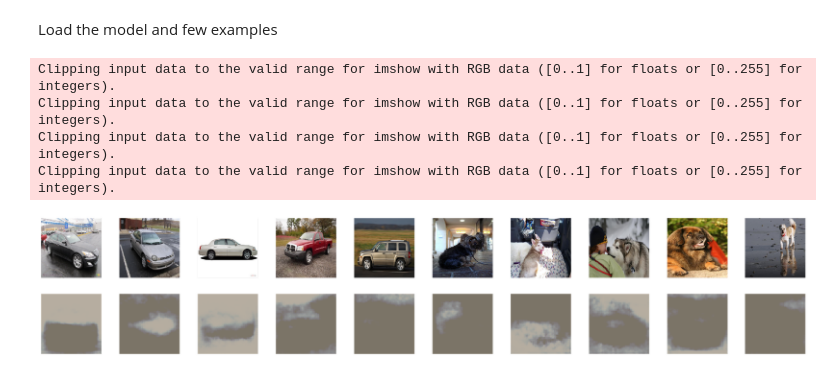
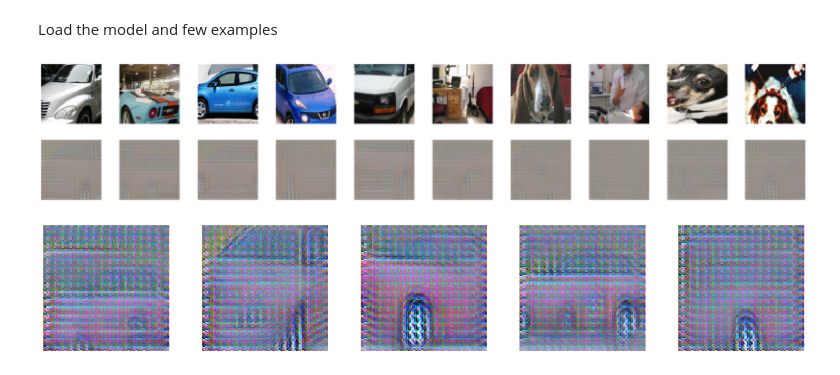
Before and after one commit to stecaron/deep-stat-thesis, a Jupyter notebook: notebooks/reconstruction_examples.ipynb, the cells around one changed output. Cells and saved outputs as stored; diff of their text form; code cells hidden in the pictures.

```diff
--- a/notebooks/reconstruction_examples.ipynb
+++ b/notebooks/reconstruction_examples.ipynb
@@ -14,16 +15,20 @@ from src.cars.data import DataGenerator
 from src.utils.denormalize import denormalize
 # %%
 # Set some hyperparameters
-LATENT_DIM = 100
-MODEL_NAME = "../vae_model_cars_best_so_far.h5"
+LATENT_DIM = 50
+MODEL_NAME = "../vae_model_cars.h5"
+#MODEL_NAME = "../models/overfit_vae.h5"
 NB_EXAMPLES = 10
 NOISE_PRC = 0.5
 
-PATH_DATA_CARS = "/Users/stephanecaron/Downloads/stanford_cars"
-PATH_DATA_DOGS = "/Users/stephanecaron/Downloads/stanford_dogs"
+PATH_DATA_CARS = "/misc/DLshare/home/stepcaro/data/stanford_cars"
+PATH_DATA_DOGS = "/misc/DLshare/home/stepcaro/data/stanford_dogs2"
 
 MEAN = [0.485, 0.456, 0.406]
 STD = [0.229, 0.224, 0.225]
+
+#device = torch.device("cuda:1" if torch.cuda.is_available() else "cpu")
+device = "cpu"
 # %% [markdown]
 Load the model and few examples
 # %%
@@ -53,24 +77,40 @@ for i, (x, y) in enumerate(train_loader):
 # %%
 plt.rcParams['figure.figsize'] = [25, 5]
 
 fig, axs = plt.subplots(2, 10)
 fig.tight_layout()
 axs = axs.ravel()
 
 for i in range(20):
     if i < 10:
-        image = data[i][0].transpose_(0,2)
-        image = denormalize(image, MEAN, STD, gpu=False).numpy().astype(float)
+        image = train_data[i][0].transpose_(0,2)
+        image = denormalize(image, MEAN, STD, device).numpy().astype(float)
         axs[i].imshow(image)
         axs[i].axis('off')
     else:
         image = generated_x[i-10].transpose_(0,2)
-        image = denormalize(image, MEAN, STD, gpu=False).detach().numpy()
+        image = denormalize(image, MEAN, STD, device).detach().cpu().numpy()
         axs[i].imshow(image)
         axs[i].axis('off')
 # %% [output]
-Clipping input data to the valid range for imshow with RGB data ([0..1] for floats or [0..255] for integers).
-Clipping input data to the valid range for imshow with RGB data ([0..1] for floats or [0..255] for integers).
-Clipping input data to the valid range for imshow with RGB data ([0..1] for floats or [0..255] for integers).
-Clipping input data to the valid range for imshow with RGB data ([0..1] for floats or [0..255] for integers).
-[figure, old version]
+[figure, new version]
+# %%
+plt.rcParams['figure.figsize'] = [15, 5]
+
+MU = numpy.repeat(0, LATENT_DIM)
+SIGMA = numpy.diag(numpy.repeat(1, LATENT_DIM))
+dt_sim = numpy.random.multivariate_normal(mean=MU, cov=SIGMA, size=32)
+
+fig, axs = plt.subplots(1, 5)
+fig.tight_layout()
+axs = axs.ravel()
+
+x = torch.from_numpy(dt_sim).float().to(device)
+generated = model.decode(x)
+
+for i in range(5):
+    image = generated[i].transpose_(0,2).detach().numpy()
+    axs[i].imshow(image)
+    axs[i].axis('off')
+# %% [output]
+[figure, added]
```
Also changed, not shown: parts of 5 cells of this notebook, 8 other files.
